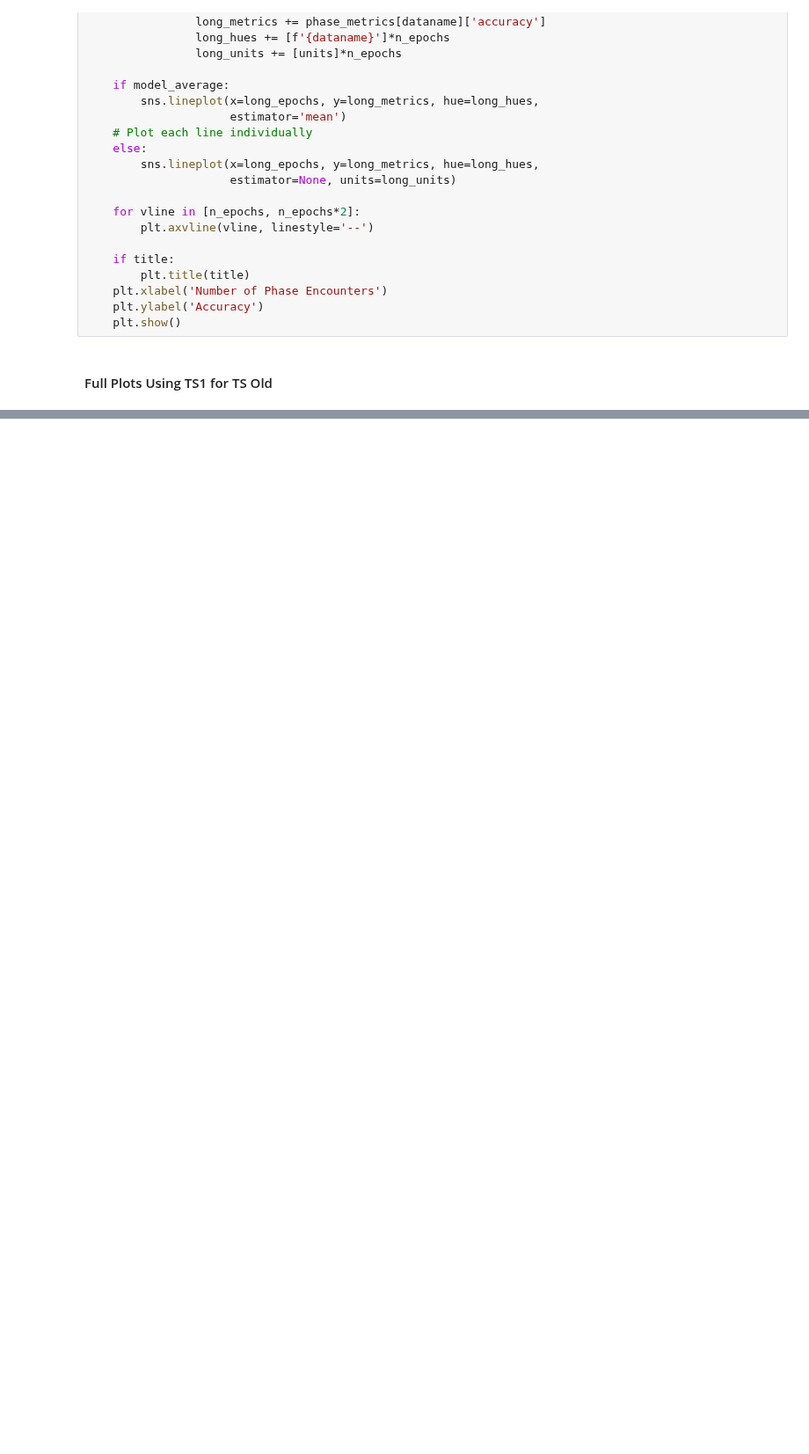
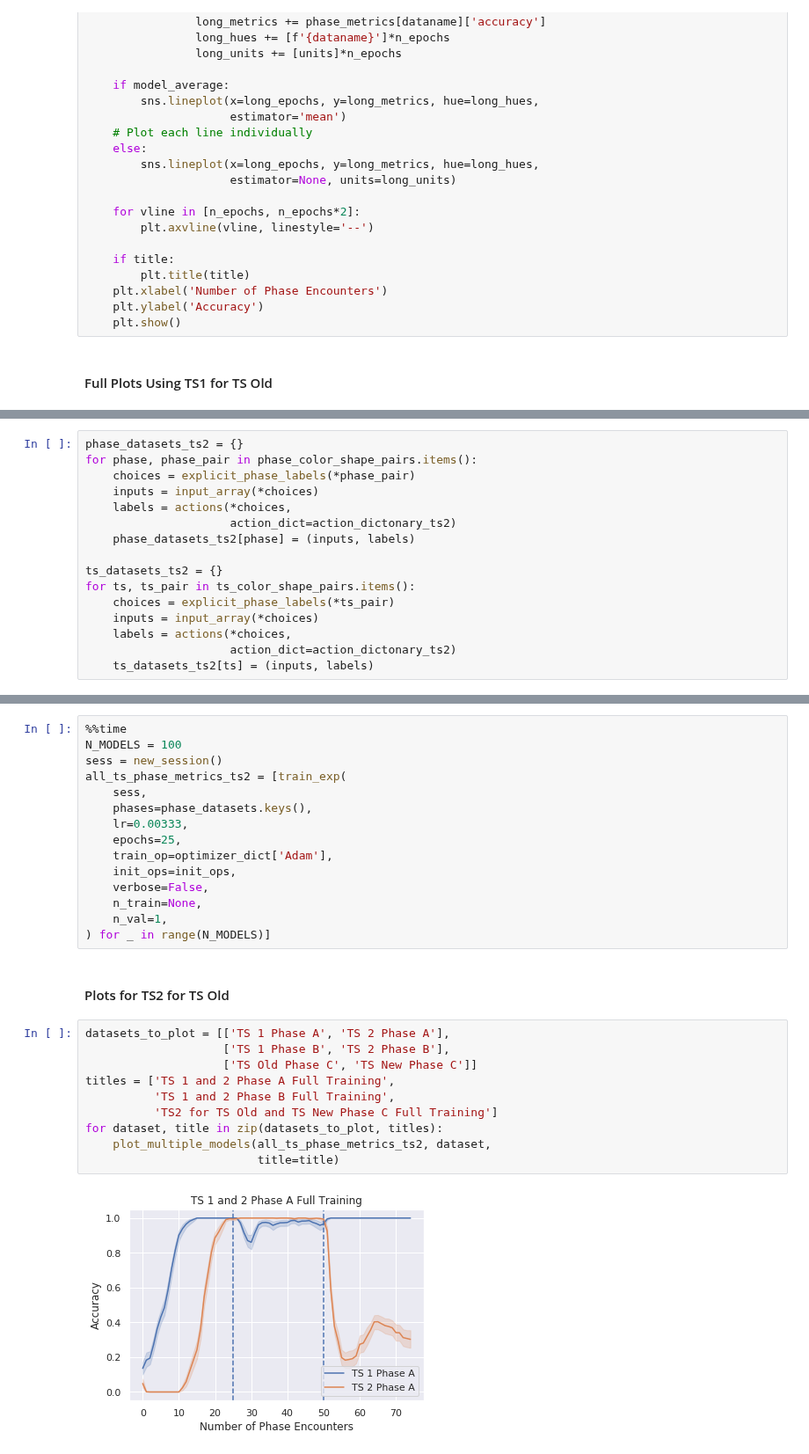
Before and after one commit to apra93/leabra-tf, a Jupyter notebook: docs/source/notebooks/0.8.1-Hierarchical-DQ-Learning.ipynb, the cells around one changed output, grey strips where cells are left out. Shown at 88% size. Cells and saved outputs as stored; diff of their text form; blank space fills up the shorter version.

```diff
--- a/docs/source/notebooks/0.8.1-Hierarchical-DQ-Learning.ipynb
+++ b/docs/source/notebooks/0.8.1-Hierarchical-DQ-Learning.ipynb
@@ -566,0 +571,16 @@ for dataset, title in zip(datasets_to_plot, titles):
+# %%
+phase_datasets_ts2 = {}
+for phase, phase_pair in phase_color_shape_pairs.items():
+    choices = explicit_phase_labels(*phase_pair)
+    inputs = input_array(*choices)
+    labels = actions(*choices,
+                     action_dict=action_dictonary_ts2)
+    phase_datasets_ts2[phase] = (inputs, labels)
+
+ts_datasets_ts2 = {}
+for ts, ts_pair in ts_color_shape_pairs.items():
+    choices = explicit_phase_labels(*ts_pair)
+    inputs = input_array(*choices)
+    labels = actions(*choices,
+                     action_dict=action_dictonary_ts2)
+    ts_datasets_ts2[ts] = (inputs, labels)
@@ -566,0 +661,29 @@ for dataset, title in zip(datasets_to_plot, titles):
+# %%
+%%time
+N_MODELS = 100
+sess = new_session()
+all_ts_phase_metrics_ts2 = [train_exp(
+    sess,
+    phases=phase_datasets.keys(),
+    lr=0.00333,
+    epochs=25,
+    train_op=optimizer_dict['Adam'],
+    init_ops=init_ops,
+    verbose=False,
+    n_train=None,
+    n_val=1,
+) for _ in range(N_MODELS)]
+# %% [markdown]
+#### Plots for TS2 for TS Old
+# %%
+datasets_to_plot = [['TS 1 Phase A', 'TS 2 Phase A'],
+                    ['TS 1 Phase B', 'TS 2 Phase B'],
+                    ['TS Old Phase C', 'TS New Phase C']]
+titles = ['TS 1 and 2 Phase A Full Training',
+          'TS 1 and 2 Phase B Full Training',
+          'TS2 for TS Old and TS New Phase C Full Training']
+for dataset, title in zip(datasets_to_plot, titles):
+    plot_multiple_models(all_ts_phase_metrics_ts2, dataset,
+                         title=title)
+# %% [output]
+[figure, added]
```
Also changed, not shown: parts of 6 cells of this notebook.
